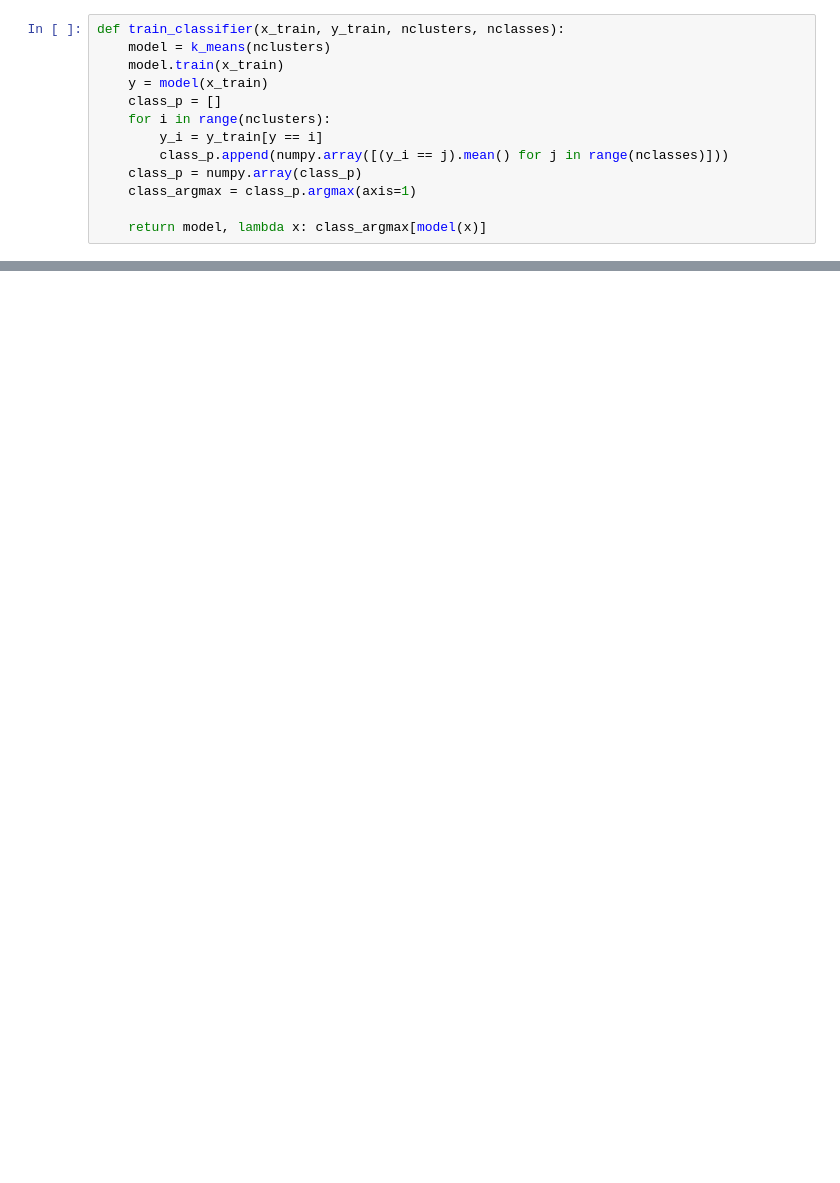
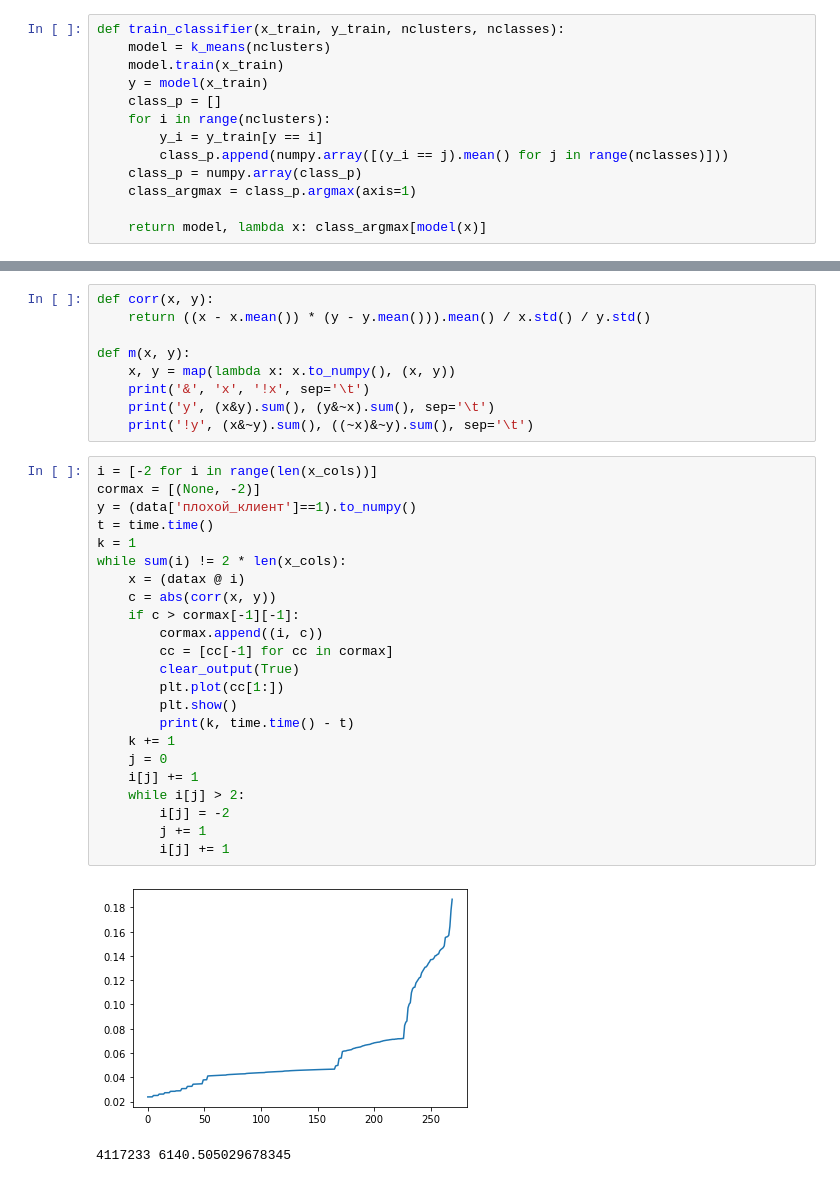
Before and after one commit to abrikos110/iml-2020-homeworks, a Jupyter notebook: kaggle-hw/clustering.ipynb, the cells around one changed output, grey strips where cells are left out. Saved outputs shown, nothing was run; the diff lists cells and outputs as text; blank space fills up the shorter version.

```diff
--- a/kaggle-hw/clustering.ipynb
+++ b/kaggle-hw/clustering.ipynb
@@ -387,0 +220,35 @@ Wall time: 19.8 s
+# %%
+def corr(x, y):
+    return ((x - x.mean()) * (y - y.mean())).mean() / x.std() / y.std()
+
+def m(x, y):
+    x, y = map(lambda x: x.to_numpy(), (x, y))
+    print('&', 'x', '!x', sep='\t')
+    print('y', (x&y).sum(), (y&~x).sum(), sep='\t')
+    print('!y', (x&~y).sum(), ((~x)&~y).sum(), sep='\t')
+# %%
+i = [-2 for i in range(len(x_cols))]
+cormax = [(None, -2)]
+y = (data['плохой_клиент']==1).to_numpy()
+t = time.time()
+k = 1
+while sum(i) != 2 * len(x_cols):
+    x = (datax @ i)
+    c = abs(corr(x, y))
+    if c > cormax[-1][-1]:
+        cormax.append((i, c))
+        cc = [cc[-1] for cc in cormax]
+        clear_output(True)
+        plt.plot(cc[1:])
+        plt.show()
+        print(k, time.time() - t)
+    k += 1
+    j = 0
+    i[j] += 1
+    while i[j] > 2:
+        i[j] = -2
+        j += 1
+        i[j] += 1
+# %% [output]
+[figure, added]
+4117233 6140.505029678345
```
Also changed, not shown: parts of 47 cells of this notebook, 3 other files.
